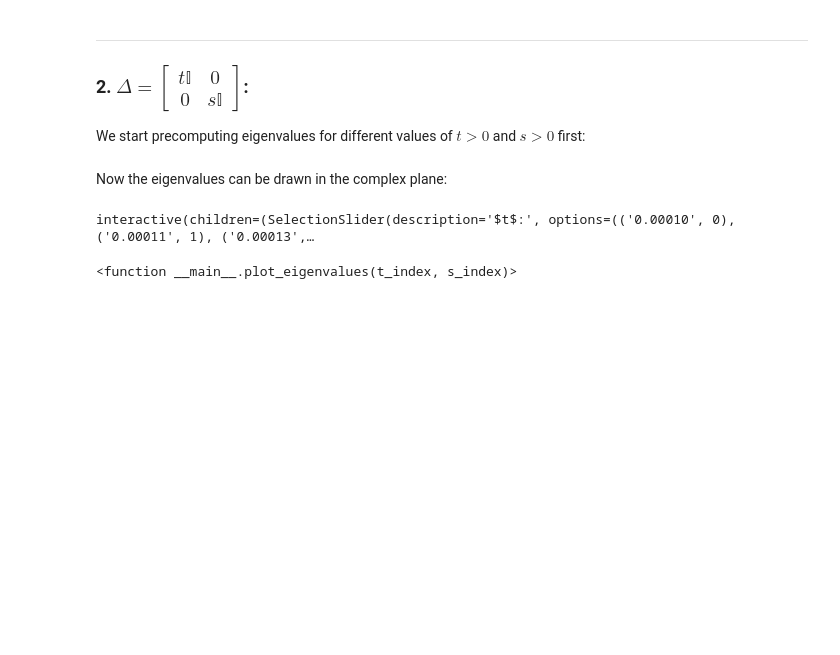
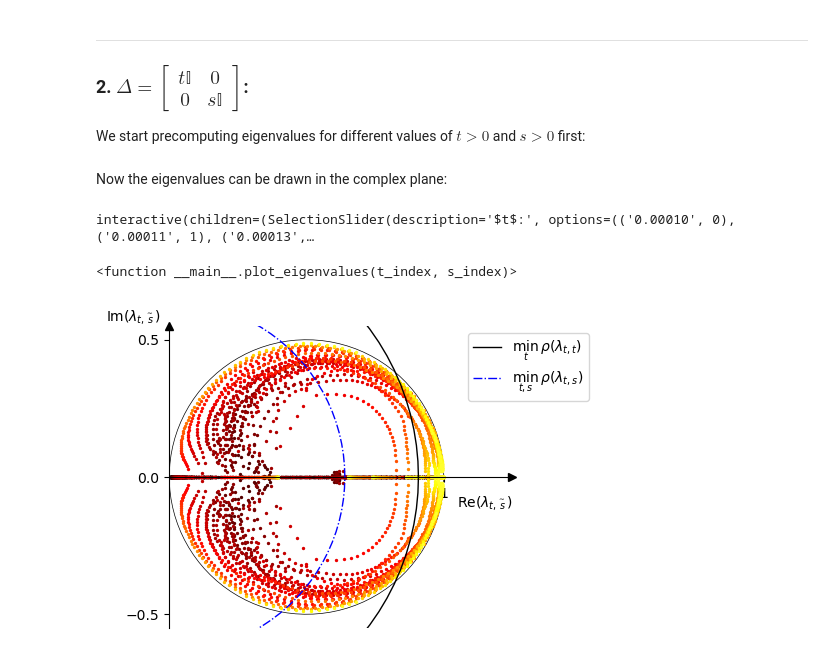
Before and after one commit to j-marquardt/adaptive-stepsizes-dr, a Jupyter notebook: eigenvalues-in-complex-plane.ipynb, the cells around one changed output. Drawn from its saved outputs; the diff is of its cells as text; code cells hidden in the pictures; blank space fills up the shorter version.

```diff
--- a/eigenvalues-in-complex-plane.ipynb
+++ b/eigenvalues-in-complex-plane.ipynb
@@ -205,3 +304,94 @@ display(interact(plot_eigenvalues, t_index = t_slider, s_index = s_slider))
 # %% [output]
 interactive(children=(SelectionSlider(description='$t$:', options=(('0.00010', 0), ('0.00011', 1), ('0.00013',…
 <function __main__.plot_eigenvalues(t_index, s_index)>
+# %%
+# second visualization: two plots with eigevalues for all timesteps with fixed t / s
+
+### first plot ###
+
+# make a single plot with eigevalues for all timesteps
+_, ax_s_fixed = get_styled_figure('$\lambda_{t,\overset{\sim}{s}}$')
+
+# reset color variable, heatmap is defined from plot before
+color = 0.0
+
+# plot eigenvalues for each timestep t, s fixed
+for t_index in range(timesteps_t):
+
+    ax_s_fixed.scatter(eigenvalues_ts[t_index][s_index_best].real,
+                   eigenvalues_ts[t_index][s_index_best].imag,
+                   color=cmap(color),
+                   s=2,
+                   zorder=2
+    )
+    color += 0.8 * 1/timesteps_t
+
+# plot both the circle for min only-t spectral radius and min ts-spectral radius
+spec_st_circle_x = smallest_spec_radius_ts * np.cos(theta)
+spec_st_circle_y = smallest_spec_radius_ts * np.sin(theta)
+
+ax_s_fixed.plot(spec_circle_x,
+            spec_circle_y,
+            color="black",
+            lw=1,
+            zorder=3,
+            label=r"$\min_t\,\rho(\lambda_{t,t})$"
+)
+ax_s_fixed.plot(spec_st_circle_x,
+            spec_st_circle_y,
+            color="blue",
+            lw=1,
+            zorder=3,
+            linestyle="-.",
+            label=r"$\min_{t,s}\,\rho(\lambda_{t,s})$"
+)
+
+ax_s_fixed.legend(bbox_to_anchor=(0.85, 1))
+
+# show plot and eventually store it for usage out of notebook
+# plt.savefig("eigenvalues_varying_t_fixed_s.png", dpi=300, bbox_inches='tight')
+plt.show()
+
+### Second plot ###
+
+# make a single plot with eigevalues for all timesteps
+_, ax_t_fixed = get_styled_figure('$\lambda_{\overset{\sim}{t},s}$')
+
+# reset color variable, heatmap is defined from plot before
+color = 0.0
+
+# plot eigenvalues for each timestep s, t fixed
+for s_index in range(timesteps_s):
+
+    ax_t_fixed.scatter(eigenvalues_ts[t_index_best][s_index].real,
+                   eigenvalues_ts[t_index_best][s_index].imag,
+                   color=cmap(color),
+                   s=2,
+                   zorder=2
+    )
+    color += 0.8 * 1/timesteps_s
+
+# plot both circles as before
+ax_t_fixed.plot(spec_circle_x,
+            spec_circle_y,
+            color="black",
+            lw=1,
+            zorder=3,
+            label=r"$\min_t\,\rho(\lambda_{t,s})$"
+)
+ax_t_fixed.plot(spec_st_circle_x,
+            spec_st_circle_y,
+            color="blue",
+            lw=1,
+            zorder=3,
+            linestyle="-.",
+            label=r"$\min_{t,s}\,\rho(\lambda_{t,s})$"
+)
+
+ax_t_fixed.legend(bbox_to_anchor=(0.85, 1))
+
+# show plot and eventually store it for usage out of notebook
+# plt.savefig("eigenvalues_varying_s_fixed_t.png", dpi=300, bbox_inches='tight')
+plt.show()
+# %% [output]
+[figure, added]
```
Also changed, not shown: parts of 14 cells of this notebook.
